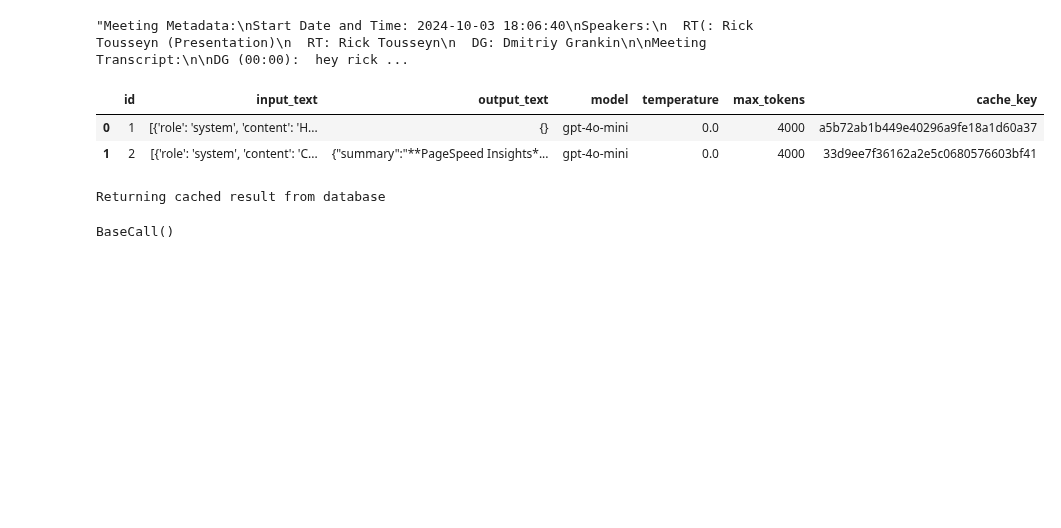
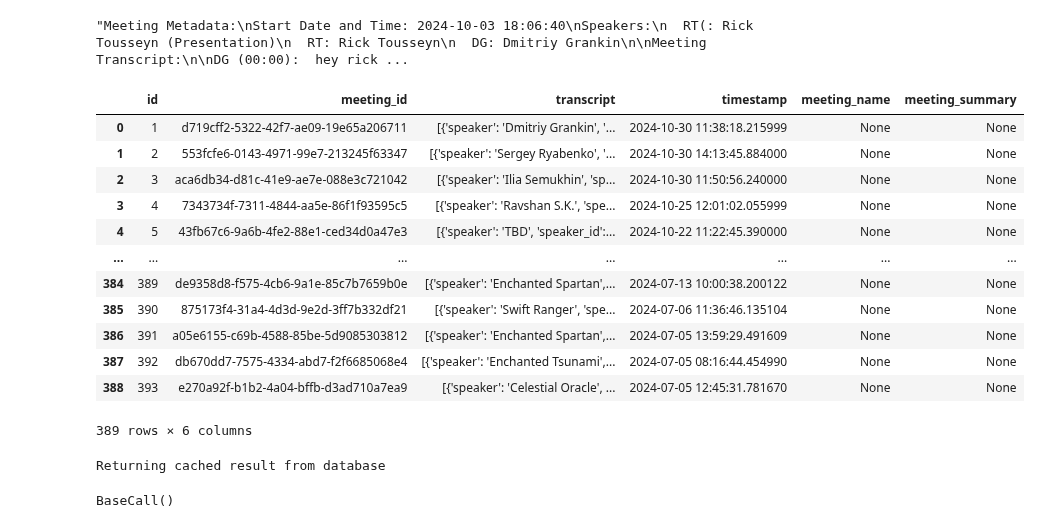
Before and after one commit to Vexa-ai/vexa-engine, a Jupyter notebook: 31.ipynb, the cells around one changed output. Saved outputs shown, nothing was run; the diff lists cells and outputs as text; code cells hidden in the pictures; blank space fills up the shorter version.

```diff
--- a/31.ipynb
+++ b/31.ipynb
@@ -125,11 +125,21 @@ from psql_models import Output
 # %%
 from psql_helpers import read_table_async
 # %%
-await read_table_async(Output)
+await read_table_async(Meeting)
 # %% [output]
-|  | id | input_text | output_text | model | temperature | max_tokens | cache_key |
-| 0 | 1 | [{'role': 'system', 'content': 'H... | {} | gpt-4o-mini | 0.0 | 4000 | a5b72ab1b449e40296a9fe18a1d60a37 |
-| 1 | 2 | [{'role': 'system', 'content': 'C... | {"summary":"**PageSpeed Insights*... | gpt-4o-mini | 0.0 | 4000 | 33d9ee7f36162a2e5c0680576603bf41 |
+|  | id | meeting_id | transcript | timestamp | meeting_name | meeting_summary |
+| 0 | 1 | d719cff2-5322-42f7-ae09-19e65a206711 | [{'speaker': 'Dmitriy Grankin', '... | 2024-10-30 11:38:18.215999 | None | None |
+| 1 | 2 | 553fcfe6-0143-4971-99e7-213245f63347 | [{'speaker': 'Sergey Ryabenko', '... | 2024-10-30 14:13:45.884000 | None | None |
+| 2 | 3 | aca6db34-d81c-41e9-ae7e-088e3c721042 | [{'speaker': 'Ilia Semukhin', 'sp... | 2024-10-30 11:50:56.240000 | None | None |
+| 3 | 4 | 7343734f-7311-4844-aa5e-86f1f93595c5 | [{'speaker': 'Ravshan S.K.', 'spe... | 2024-10-25 12:01:02.055999 | None | None |
+| 4 | 5 | 43fb67c6-9a6b-4fe2-88e1-ced34d0a47e3 | [{'speaker': 'TBD', 'speaker_id':... | 2024-10-22 11:22:45.390000 | None | None |
+| ... | ... | ... | ... | ... | ... | ... |
+| 384 | 389 | de9358d8-f575-4cb6-9a1e-85c7b7659b0e | [{'speaker': 'Enchanted Spartan',... | 2024-07-13 10:00:38.200122 | None | None |
+| 385 | 390 | 875173f4-31a4-4d3d-9e2d-3ff7b332df21 | [{'speaker': 'Swift Ranger', 'spe... | 2024-07-06 11:36:46.135104 | None | None |
+| 386 | 391 | a05e6155-c69b-4588-85be-5d9085303812 | [{'speaker': 'Enchanted Spartan',... | 2024-07-05 13:59:29.491609 | None | None |
+| 387 | 392 | db670dd7-7575-4334-abd7-f2f6685068e4 | [{'speaker': 'Enchanted Tsunami',... | 2024-07-05 08:16:44.454990 | None | None |
+| 388 | 393 | e270a92f-b1b2-4a04-bffb-d3ad710a7ea9 | [{'speaker': 'Celestial Oracle', ... | 2024-07-05 12:45:31.781670 | None | None |
+389 rows × 6 columns
 # %%
 from pydantic import Field
 from core import BaseCall,system_msg,user_msg
```
Also changed, not shown: 11 other files.
